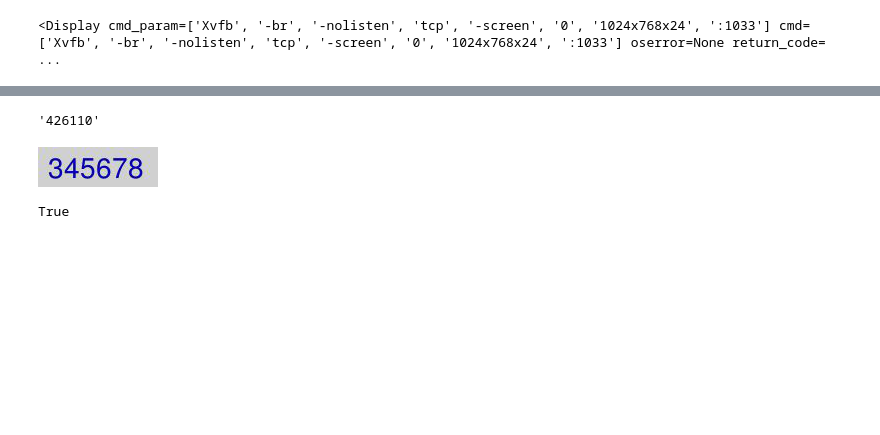
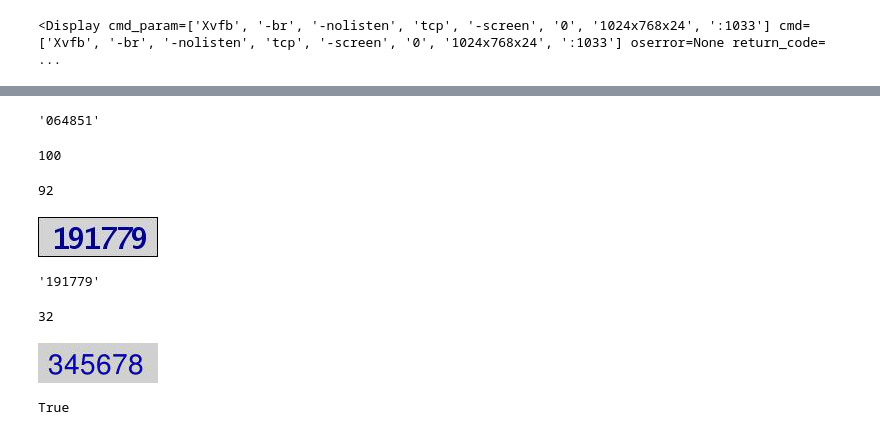
Before and after one commit to Yvictor/cmpy, a Jupyter notebook: cmpy_test.ipynb, the cells around one changed output, grey strips where cells are left out. Drawn from its saved outputs; the diff is of its cells as text; code cells hidden in the pictures; blank space fills up the shorter version.

```diff
--- a/cmpy_test.ipynb
+++ b/cmpy_test.ipynb
@@ -40,12 +44,31 @@ capt_img
 # %%
 capt_str = pytesseract.image_to_string(capt_img)
-capt_str = ('').join(capt_str.split(' '))
+capt_str = ('').join(re.findall("[0-9]",capt_str))#('').join(capt_str.split(' '))
 capt_str
 # %% [output]
-'426110'
+'064851'
 # %%
 with open("captcha_data/%s.png"%capt_str,"wb") as capt:
     capt.write(base64.b64decode(capt_b64))
+len(os.listdir('captcha_data/'))
+# %% [output]
+100
+# %%
+len(os.listdir('captcha_data/'))
+# %% [output]
+92
+# %%
+Images_l = os.listdir('captcha_data/')
+test_img = Image.open("captcha_data/%s"%Images_l[np.random.randint(len(Images_l))])
+display(test_img)
+pytesseract.image_to_string(test_img)
+# %% [output]
+[figure, added]
+'191779'
+# %%
+len(os.listdir('captcha_data/'))
+# %% [output]
+32
 # %%
 img_code = '452386'
 driver.find_element_by_name('imageCode').send_keys(img_code)
```
Also changed, not shown: parts of 3 cells of this notebook, 1 other file.
